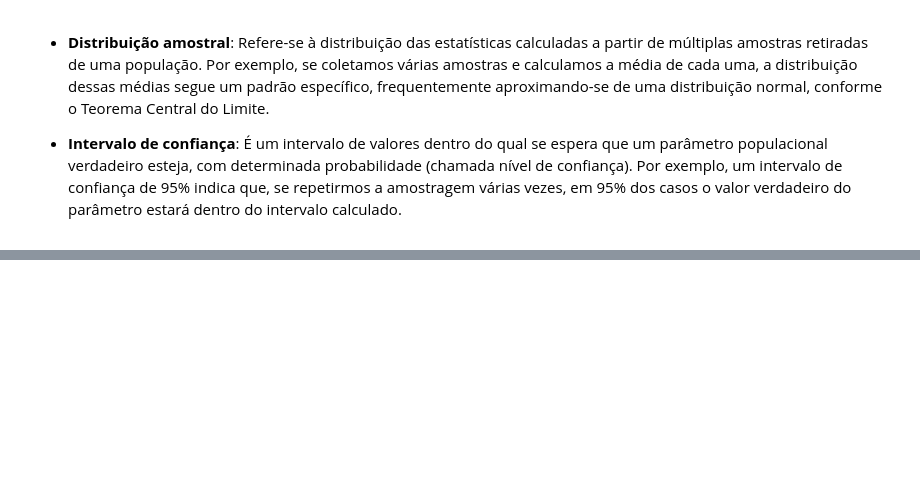
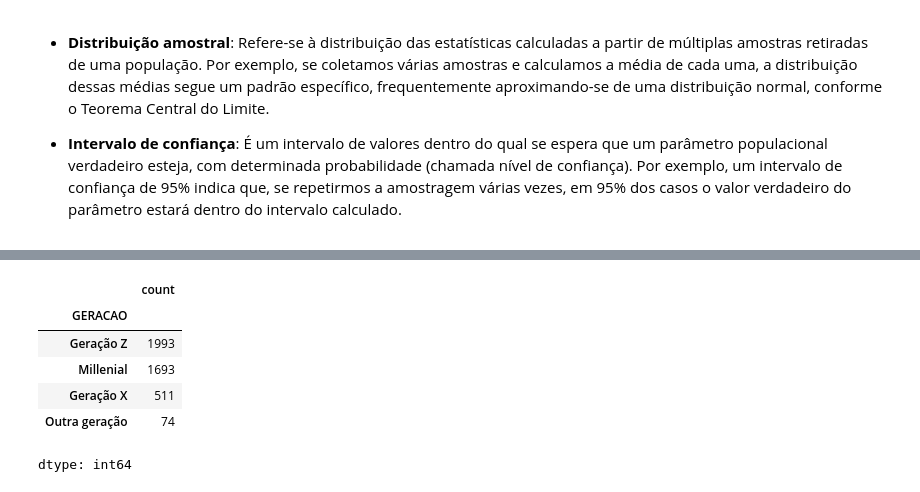
Before and after one commit to sarahscampos/analise-de-dados, a Jupyter notebook: analise_dados.ipynb, the cells around one changed output, grey strips where cells are left out. Drawn from its saved outputs; the diff is of its cells as text; code cells hidden in the pictures; blank space fills up the shorter version.

```diff
--- a/analise_dados.ipynb
+++ b/analise_dados.ipynb
@@ -374,0 +396,2 @@ plt.boxplot(lista_idades)
+# %%
+dados = pd.get_dummies(dados, columns=['NIVEL']) #transformando dados categoricos em booleanos
@@ -374,0 +413,22 @@ plt.boxplot(lista_idades)
+# %%
+def determinar_geracao(idade):
+  if 39<idade<=58:
+    return "Geração X"
+  elif 29<idade<=39:
+    return "Millenial"
+  elif 13<idade<=29:
+    return "Geração Z"
+  else:
+    return "Outra geração"
+# %%
+dados['GERACAO'] = dados['IDADE'].apply(determinar_geracao)
+# %%
+dados['GERACAO'].value_counts()
+# %% [output]
+|  | count |
+| GERACAO |  |
+| Geração Z | 1993 |
+| Millenial | 1693 |
+| Geração X | 511 |
+| Outra geração | 74 |
+dtype: int64
```
Also changed, not shown: parts of 14 cells of this notebook.
